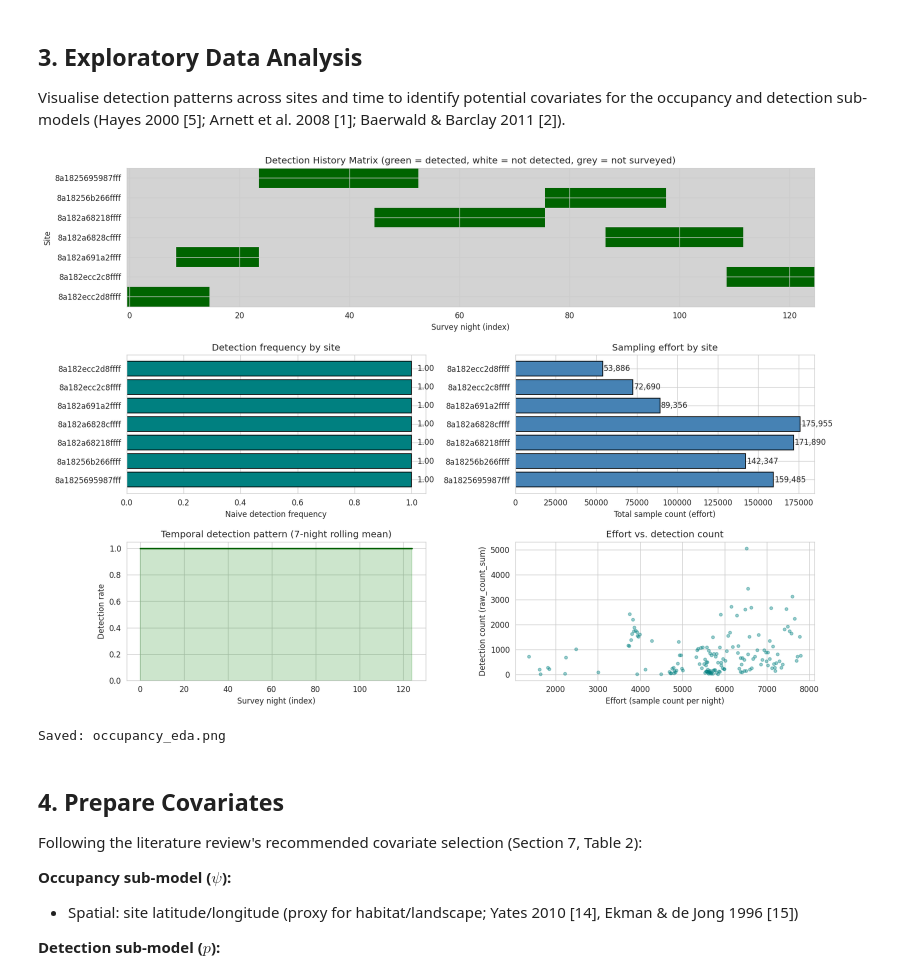
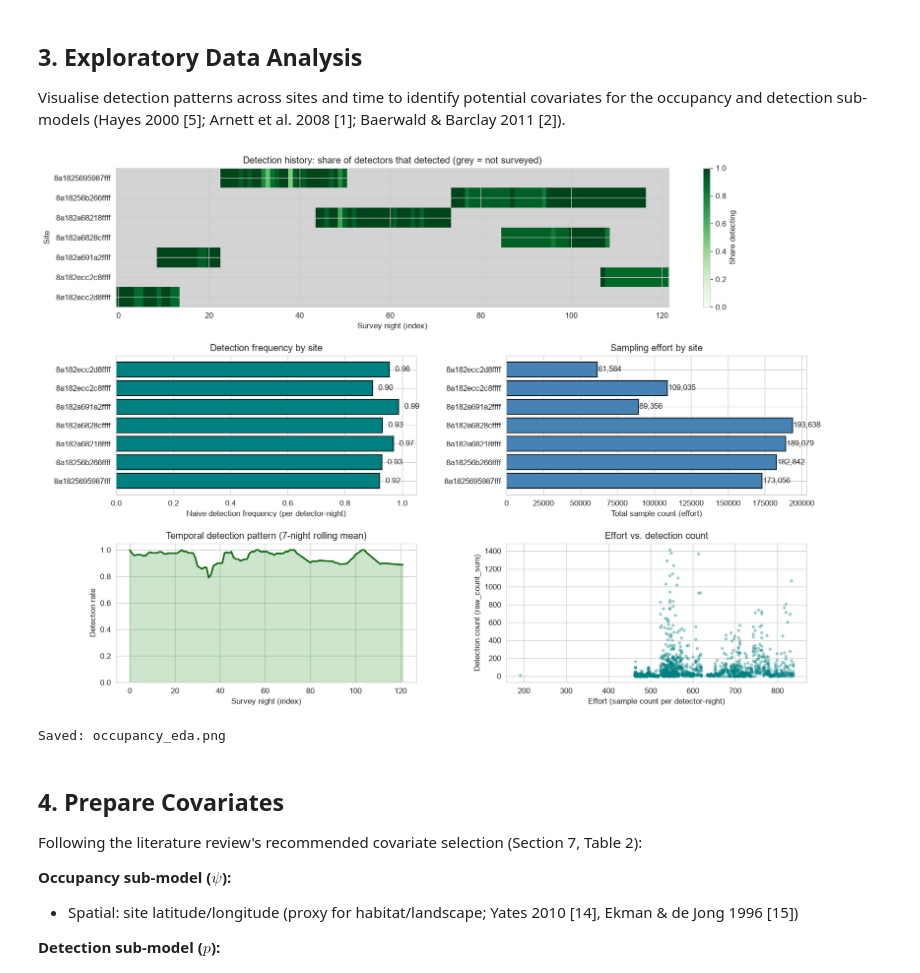
Before and after one commit to TommyMitchellATU/HeatmapBat, a Jupyter notebook: occupancy_modeling.ipynb, the cells around one changed output. Saved outputs shown, nothing was run; the diff lists cells and outputs as text; code cells hidden in the pictures.

Commit message:
occupancy notebook now uses detector nightly data

```diff
--- a/occupancy_modeling.ipynb
+++ b/occupancy_modeling.ipynb
@@ -48,6 +48,13 @@ plt.rcParams['figure.dpi'] = 120
 
 CORES = 2       # parallel chains (matches CPU count)
 SEED = 42       # reproducibility
+CV_DRAWS = 2000  # posterior draws per chain in each CV fold (fewer makes per-fold R-hat noisy)
+CV_TUNE = 1000   # warm-up steps per chain in each CV fold
+
+# --- Data config: which surveys go into the models ---
+DATA_DIR = 'data/analytics/detector_nightly'  # ETL output: one row per night x hex x detector
+MIN_SAMPLE_COUNT = 60        # surveys with fewer 1-min samples than this are dropped (deployment start/end stubs)
+EXCLUDE_SERIALS = ['4095']   # detectors left out of every model; 4095 logged 21 nights with 0 files (suspected dead mic)
 
 print(f'PyMC {pm.__version__}, ArviZ {az.__version__}')
 print(f'NumPy {np.__version__}, Pandas {pd.__version__}')
@@ -173,65 +187,63 @@ Visualise detection patterns across sites and time to identify potential covaria
 fig = plt.figure(figsize=(16, 12))
 gs = gridspec.GridSpec(3, 2, hspace=0.35, wspace=0.3)
 
-# --- Plot 1: Detection history heatmap ---
+# --- Plot 1: Detection history heatmap (share of detectors detecting each night) ---
 ax1 = fig.add_subplot(gs[0, :])
-Y_plot = Y.copy()
-Y_plot[np.isnan(Y_plot)] = -0.1  # mark unsurveyed as grey
-cmap = plt.cm.colors.ListedColormap(['lightgrey', 'white', 'darkgreen'])
-bounds = [-0.2, -0.05, 0.5, 1.5]
-norm = plt.cm.colors.BoundaryNorm(bounds, cmap.N)
-ax1.imshow(Y_plot, aspect='auto', cmap=cmap, norm=norm, interpolation='nearest')
+cmap_frac = plt.cm.Greens.copy()
+cmap_frac.set_bad('lightgrey')
+im1 = ax1.imshow(np.ma.masked_invalid(Y_frac), aspect='auto', cmap=cmap_frac, vmin=0, vmax=1,
+                 interpolation='nearest')
 ax1.set_yticks(range(n_sites))
 ax1.set_yticklabels(sites)
 ax1.set_xlabel('Survey night (index)')
 ax1.set_ylabel('Site')
-ax1.set_title('Detection History Matrix (green = detected, white = not detected, grey = not surveyed)')
+ax1.set_title('Detection history: share of detectors that detected (grey = not surveyed)')
+plt.colorbar(im1, ax=ax1, label='Share detecting')
 
 # --- Plot 2: Detection frequency per site ---
 ax2 = fig.add_subplot(gs[1, 0])
-det_freq = [np.nanmean(Y[i]) for i in range(n_sites)]
+det_freq = per_site['naive_p'].reindex(sites).to_numpy()
 ax2.barh(sites, det_freq, color='teal', edgecolor='black')
-ax2.set_xlabel('Naive detection frequency')
+ax2.set_xlabel('Naive detection frequency (per detector-night)')
 ax2.set_title('Detection frequency by site')
 ax2.set_xlim(0, 1.05)
 for i, v in enumerate(det_freq):
     ax2.text(v + 0.02, i, f'{v:.2f}', va='center')
 
 # --- Plot 3: Effort per site ---
 ax3 = fig.add_subplot(gs[1, 1])
-effort_per_site = [np.nansum(K[i]) for i in range(n_sites)]
+effort_per_site = [np.nansum(K_site[i]) for i in range(n_sites)]
 ax3.barh(sites, effort_per_site, color='steelblue', edgecolor='black')
 ax3.set_xlabel('Total sample count (effort)')
 ax3.set_title('Sampling effort by site')
 for i, v in enumerate(effort_per_site):
     ax3.text(v + 500, i, f'{v:,.0f}', va='center')
 
 # --- Plot 4: Temporal detection rate ---
 ax4 = fig.add_subplot(gs[2, 0])
-# Rolling weekly detection rate across all sites
-daily_det = np.nanmean(Y, axis=0)  # mean across sites for each date
+# Share of all surveys that detected, per night, smoothed
+daily_det = surveys.groupby('night')['y'].mean().reindex(dates).to_numpy()
 window = 7
 smoothed = pd.Series(daily_det).rolling(window, min_periods=1, center=True).mean()
 ax4.plot(range(n_dates), smoothed, color='darkgreen', linewidth=2)
 ax4.fill_between(range(n_dates), smoothed, alpha=0.2, color='green')
 ax4.set_xlabel('Survey night (index)')
 ax4.set_ylabel('Detection rate')
 ax4.set_title(f'Temporal detection pattern ({window}-night rolling mean)')
 ax4.set_ylim(0, 1.05)
 
-# --- Plot 5: Effort vs detection count ---
+# --- Plot 5: Effort vs detection count, one point per survey ---
 ax5 = fig.add_subplot(gs[2, 1])
-valid = ~np.isnan(N) & ~np.isnan(K)
-ax5.scatter(K[valid], N[valid], alpha=0.4, s=15, c='teal')
-ax5.set_xlabel('Effort (sample count per night)')
+ax5.scatter(effort_obs, n_obs_counts, alpha=0.3, s=10, c='teal')
+ax5.set_xlabel('Effort (sample count per detector-night)')
 ax5.set_ylabel('Detection count (raw_count_sum)')
 ax5.set_title('Effort vs. detection count')
 
 plt.savefig('occupancy_eda.png', dpi=150, bbox_inches='tight')
 plt.show()
 print('Saved: occupancy_eda.png')
 # %% [output]
-[figure, old version]
+[figure, new version]
 Saved: occupancy_eda.png
 # %% [markdown]
 ## 4. Prepare Covariates
```
Also changed, not shown: parts of 18 cells of this notebook, 4 other files.
